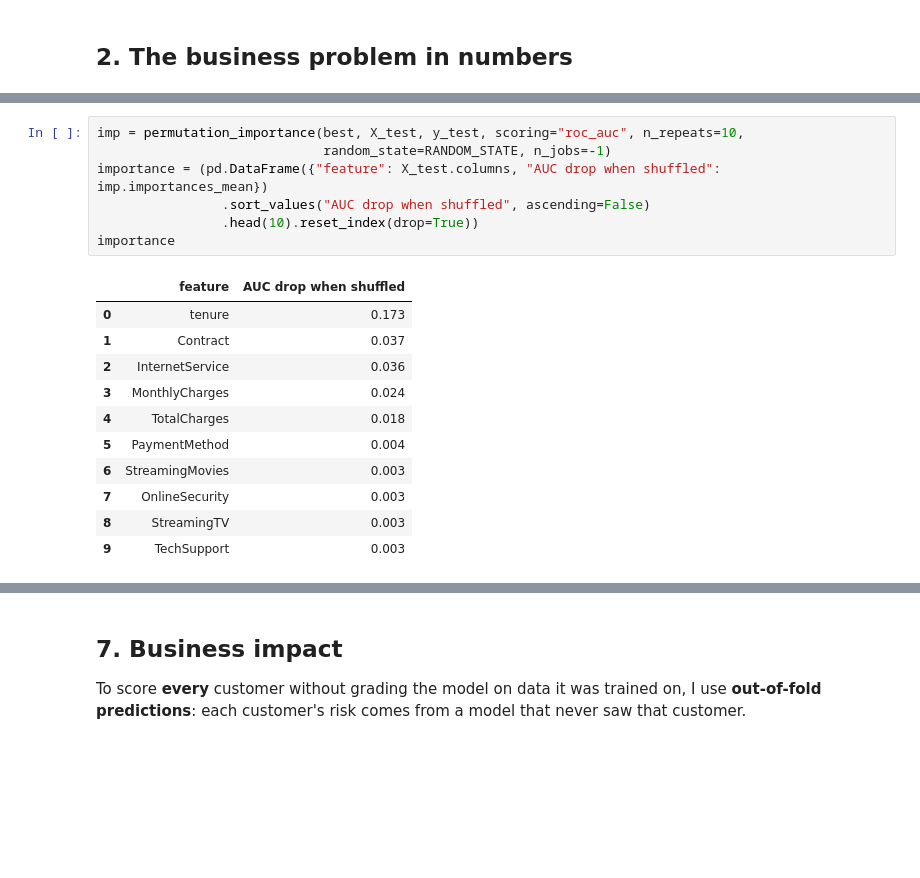
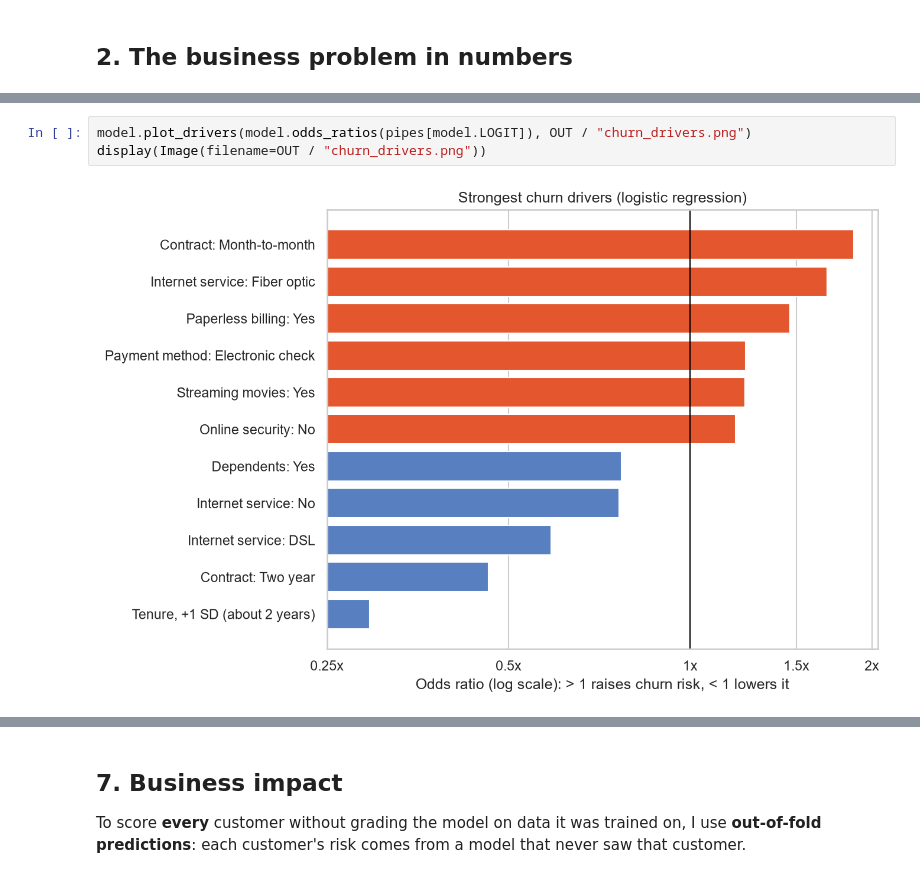
Before and after one commit to ImIvyzz/telco-churn, a Jupyter notebook: churn_prediction_v2.ipynb, the cells around one changed output, grey strips where cells are left out. Saved outputs shown, nothing was run; the diff lists cells and outputs as text; blank space fills up the shorter version.

```diff
--- a/churn_prediction_v2.ipynb
+++ b/churn_prediction_v2.ipynb
@@ -360,19 +209,5 @@ plt.show()
-# %%
-imp = permutation_importance(best, X_test, y_test, scoring="roc_auc", n_repeats=10,
-                             random_state=RANDOM_STATE, n_jobs=-1)
-importance = (pd.DataFrame({"feature": X_test.columns, "AUC drop when shuffled": imp.importances_mean})
-                .sort_values("AUC drop when shuffled", ascending=False)
-                .head(10).reset_index(drop=True))
-importance
-# %% [output]
-|  | feature | AUC drop when shuffled |
-| 0 | tenure | 0.173 |
-| 1 | Contract | 0.037 |
-| 2 | InternetService | 0.036 |
-| 3 | MonthlyCharges | 0.024 |
-| 4 | TotalCharges | 0.018 |
-| 5 | PaymentMethod | 0.004 |
-| 6 | StreamingMovies | 0.003 |
-| 7 | OnlineSecurity | 0.003 |
-| 8 | StreamingTV | 0.003 |
-| 9 | TechSupport | 0.003 |
+# %%
+model.plot_drivers(model.odds_ratios(pipes[model.LOGIT]), OUT / "churn_drivers.png")
+display(Image(filename=OUT / "churn_drivers.png"))
+# %% [output]
+[figure, added]
```
Also changed, not shown: parts of 39 cells of this notebook, 1 other file.
